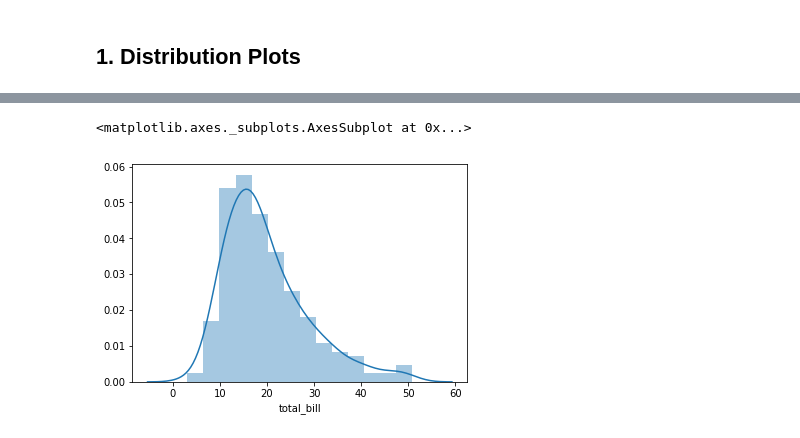
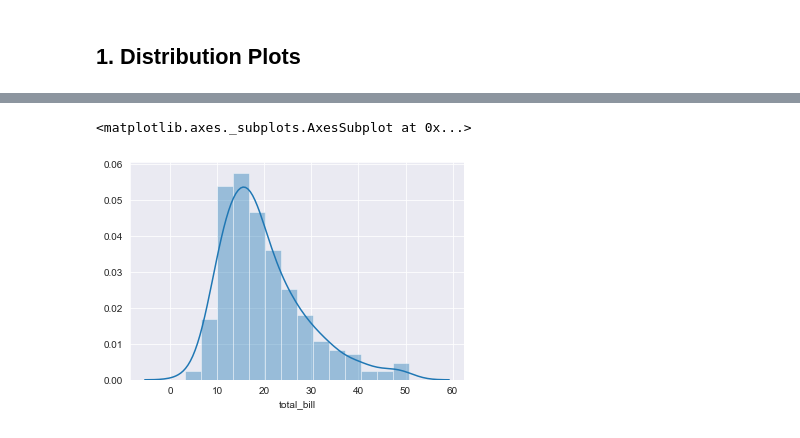
Before and after one commit to appwebtech/Data-Science, a Jupyter notebook: 5_data_visualization_seaborn/Seaborn Data Visualization.ipynb, the cells around one changed output, grey strips where cells are left out. Saved outputs shown, nothing was run; the diff lists cells and outputs as text; code cells hidden in the pictures.

```diff
--- a/5_data_visualization_seaborn/Seaborn Data Visualization.ipynb
+++ b/5_data_visualization_seaborn/Seaborn Data Visualization.ipynb
@@ -36,10 +37,12 @@ tips.head()
 # %%
 # A dist plot allows us to see a uni variable (one variable) kind of data
 # The output is an histogram and a Kernel Density Estimation (KDE)
+
+sns.set_style('darkgrid')
 sns.distplot(tips['total_bill'])
 # %% [output]
 <matplotlib.axes._subplots.AxesSubplot at 0x...>
-[figure, old version]
+[figure, new version]
 # %%
 # To remove the KDE we can pass in a bool of False
 
```
Also changed, not shown: parts of 15 cells of this notebook, 5 other files.
